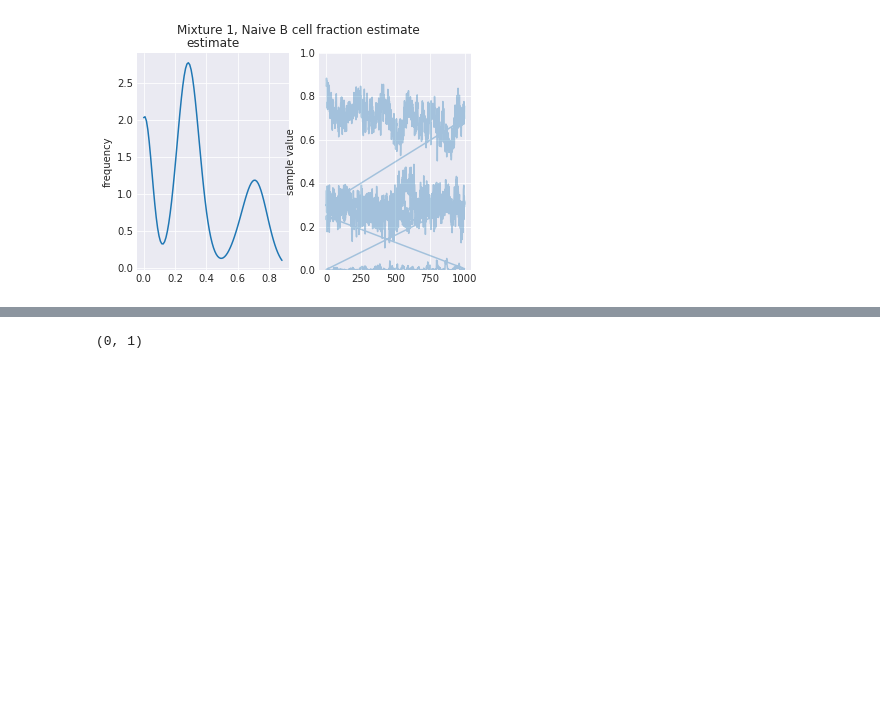
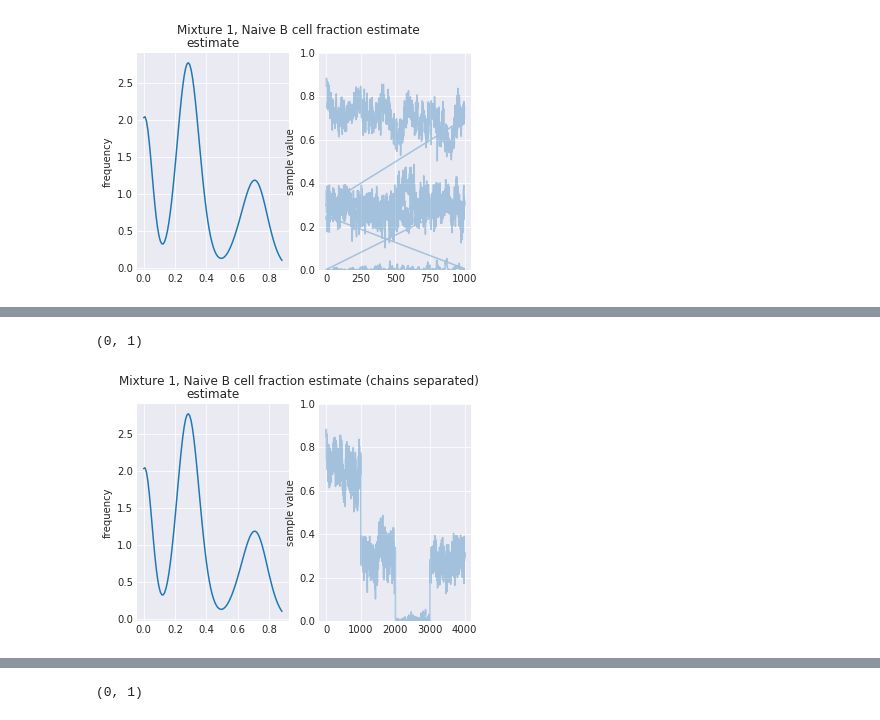
Before and after one commit to hammerlab/immune-infiltrate-explorations, a Jupyter notebook: model-single-origin-samples/2.2.1 informative priors -- analysis.ipynb, the cells around one changed output, grey strips where cells are left out. Drawn from its saved outputs; the diff is of its cells as text; code cells hidden in the pictures; blank space fills up the shorter version.

```diff
--- a/model-single-origin-samples/2.2.1 informative priors -- analysis.ipynb
+++ b/model-single-origin-samples/2.2.1 informative priors -- analysis.ipynb
@@ -788,0 +797,14 @@ g.gca().set_ylim(0, 1)
+# %%
+# break out by chain to demonstrate how chains aren't converging
+# how: set_index() to combined_iter_number instead of iter
+
+g = plots.traceplot(
+    all_traces_df3[(all_traces_df3['sample_id'] == 1)
+                   & (all_traces_df3['subset_name'] == 'B_Naive')].set_index(
+                       'combined_iter_number')[['estimate']],
+    vars=['estimate'])
+g.suptitle('Mixture 1, Naive B cell fraction estimate (chains separated)')
+g.gca().set_ylim(0, 1)
+# %% [output]
+(0, 1)
+[figure, added]
```
Also changed, not shown: parts of 3 cells of this notebook.
